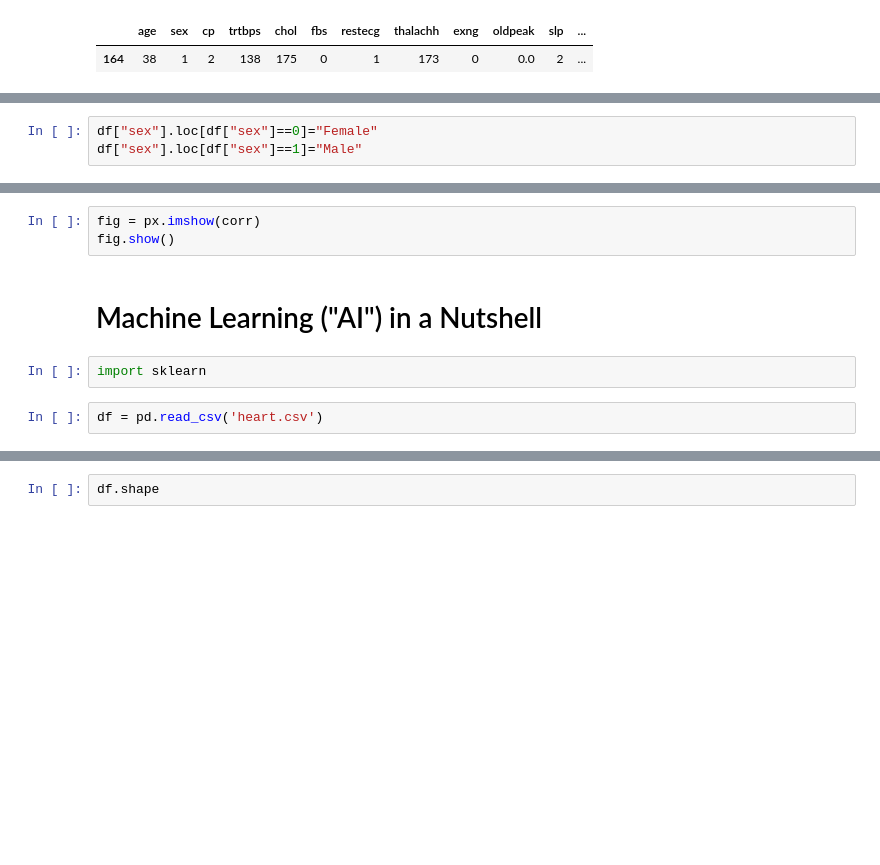
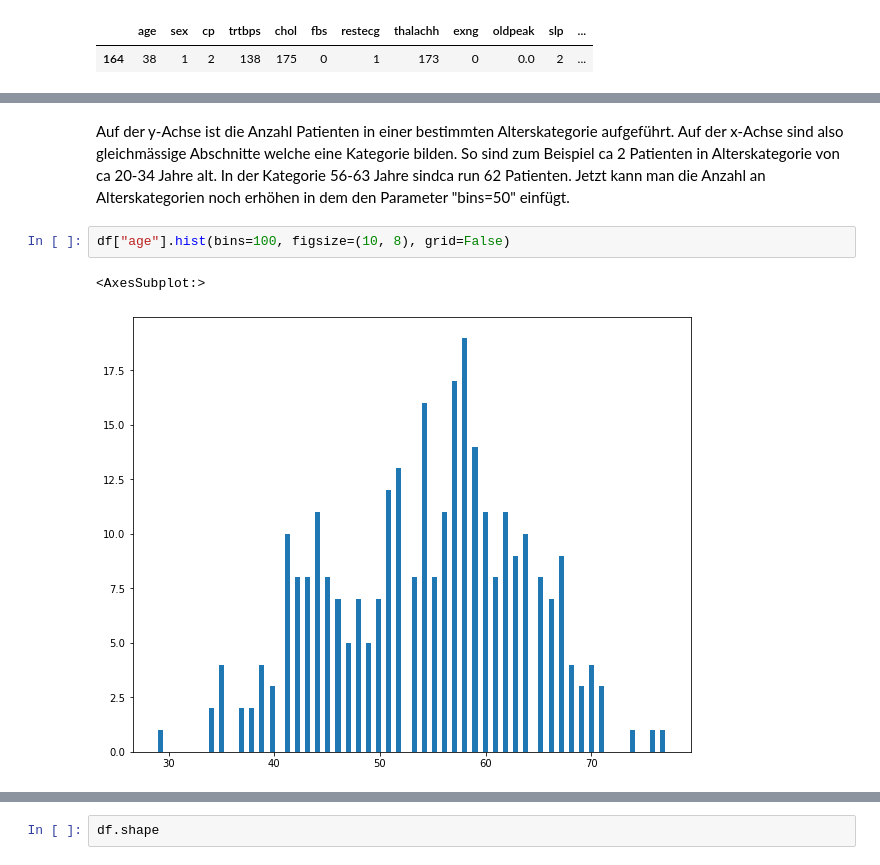
Before and after one commit to janikvonrotz/python.casa, a Jupyter notebook: topic-8/ExerciseNotebook.ipynb, the cells around one changed output, grey strips where cells are left out. Saved outputs shown, nothing was run; the diff lists cells and outputs as text; blank space fills up the shorter version.

```diff
--- a/topic-8/ExerciseNotebook.ipynb
+++ b/topic-8/ExerciseNotebook.ipynb
@@ -270,3 +352,0 @@ Name: sex, dtype: object
-# %%
-df["sex"].loc[df["sex"]==0]="Female"
-df["sex"].loc[df["sex"]==1]="Male"
@@ -314,9 +353,7 @@ corr
-# %%
-fig = px.imshow(corr)
-fig.show()
-# %% [markdown]
-# Machine Learning ("AI") in a Nutshell
-# %%
-import sklearn
-# %%
-df = pd.read_csv('heart.csv')
+# %% [markdown]
+Auf der y-Achse ist die Anzahl Patienten in einer bestimmten Alterskategorie aufgeführt. Auf der x-Achse sind also gleichmässige Abschnitte welche eine Kategorie bilden. So sind zum Beispiel ca 2 Patienten in Alterskategorie von ca 20-34 Jahre alt. In der Kategorie 56-63 Jahre sindca run 62 Patienten. Jetzt kann man die Anzahl an Alterskategorien noch erhöhen in dem den Parameter "bins=50" einfügt.
+# %%
+df["age"].hist(bins=100, figsize=(10, 8), grid=False)
+# %% [output]
+<AxesSubplot:>
+[figure, added]
```
Also changed, not shown: parts of 99 cells of this notebook, 2 other files.
